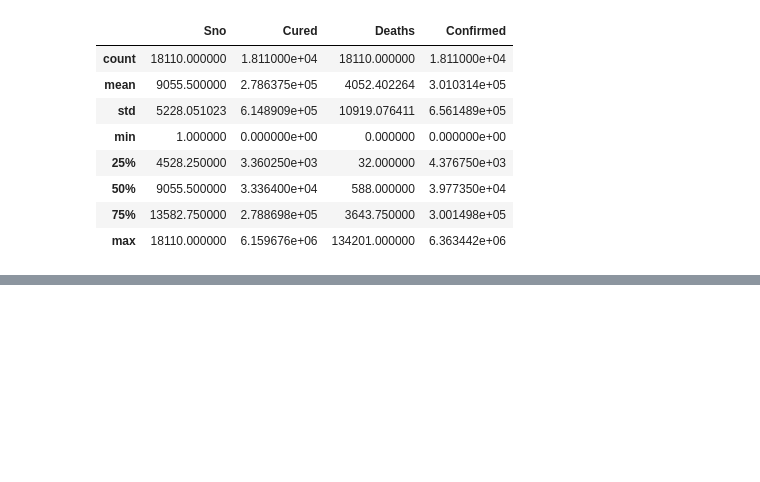
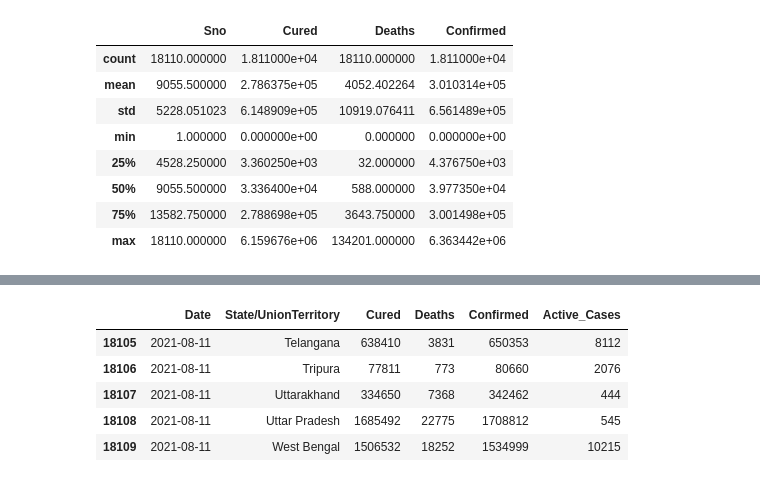
Before and after one commit to saberzero1/covid-visualization, a Jupyter notebook: Covid Data Analysis India.ipynb, the cells around one changed output, grey strips where cells are left out. Drawn from its saved outputs; the diff is of its cells as text; code cells hidden in the pictures; blank space fills up the shorter version.

```diff
--- a/Covid Data Analysis India.ipynb
+++ b/Covid Data Analysis India.ipynb
@@ -54,0 +102,16 @@ vaccine_df = pd.read_csv("Datasets/covid_vaccine_statewise.csv")
+# %%
+# Preprocessing datasets.
+covid_df.drop(["Sno", "Time", "ConfirmedIndianNational", "ConfirmedForeignNational"], inplace = True, axis = 1)
+# %%
+covid_df["Date"] = pd.to_datetime(covid_df["Date"], format = "%Y-%m-%d")
+# %%
+# Active cases
+covid_df["Active_Cases"] = covid_df["Confirmed"] - (covid_df["Cured"] + covid_df["Deaths"])
+covid_df.tail()
+# %% [output]
+|  | Date | State/UnionTerritory | Cured | Deaths | Confirmed | Active_Cases |
+| 18105 | 2021-08-11 | Telangana | 638410 | 3831 | 650353 | 8112 |
+| 18106 | 2021-08-11 | Tripura | 77811 | 773 | 80660 | 2076 |
+| 18107 | 2021-08-11 | Uttarakhand | 334650 | 7368 | 342462 | 444 |
+| 18108 | 2021-08-11 | Uttar Pradesh | 1685492 | 22775 | 1708812 | 545 |
+| 18109 | 2021-08-11 | West Bengal | 1506532 | 18252 | 1534999 | 10215 |
```
Also changed, not shown: parts of 6 cells of this notebook.
